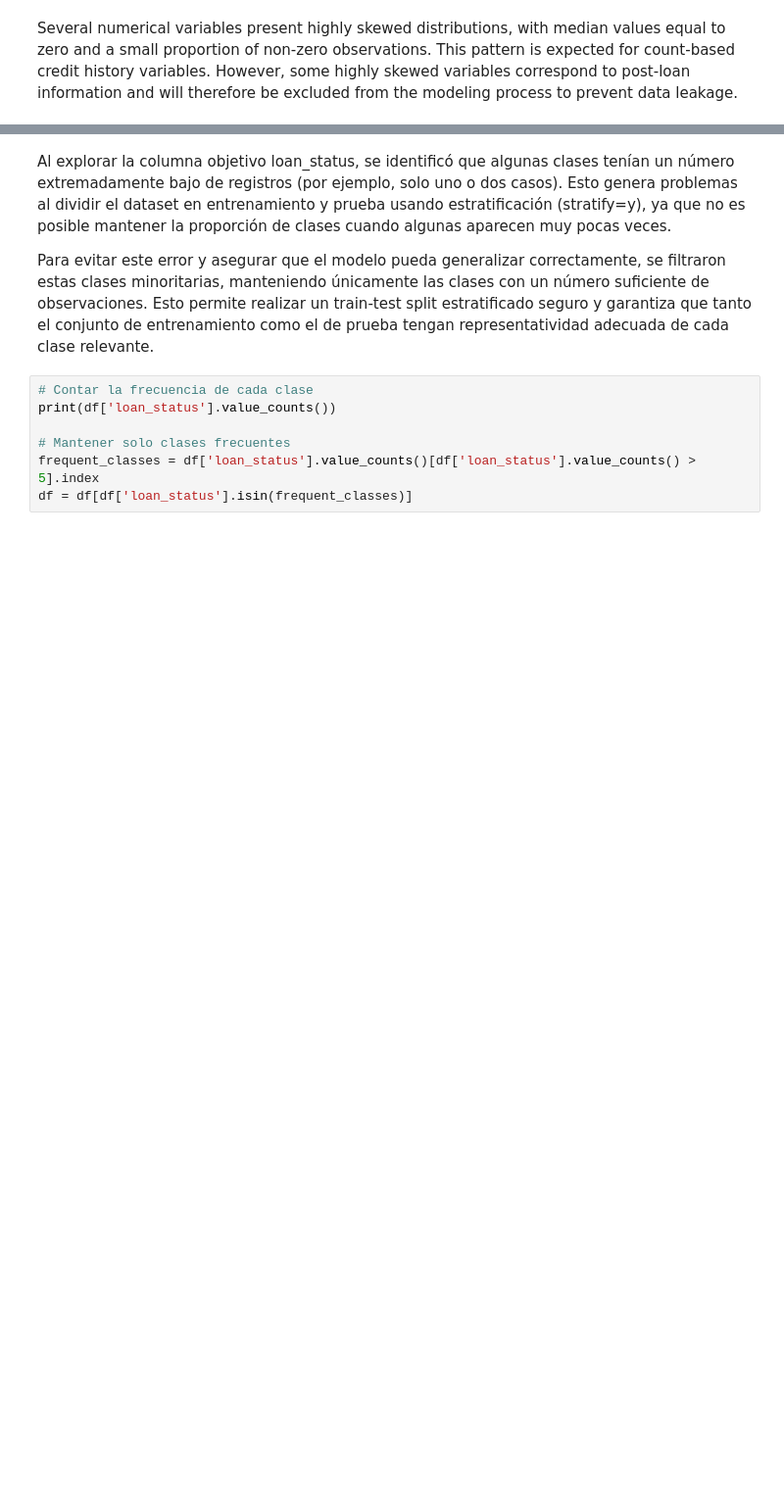
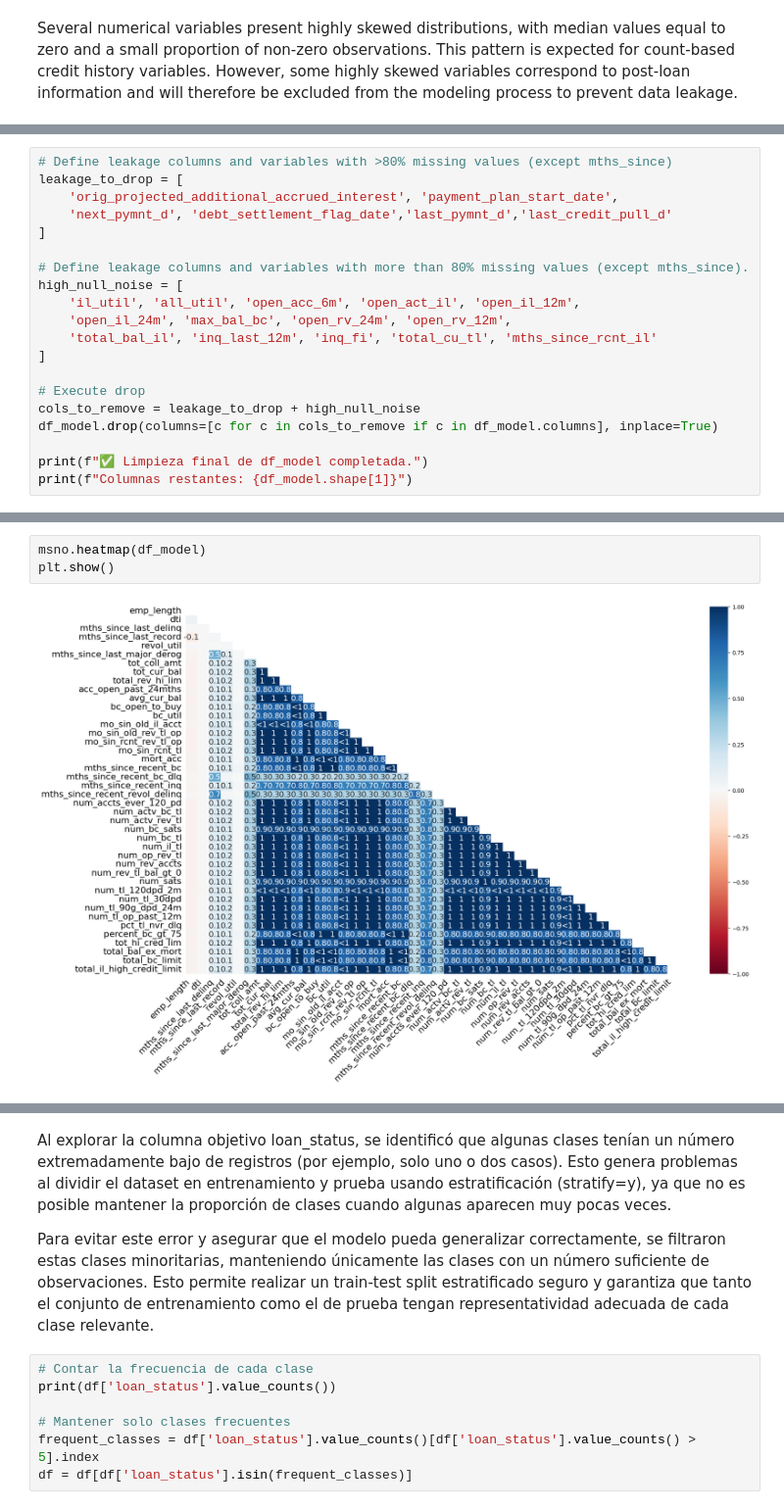
Before and after one commit to 4GeeksAcademy/final_project_creditscoring, a Jupyter notebook: notebooks/EDA.ipynb, the cells around one changed output, grey strips where cells are left out. Shown at 98% size. Saved outputs shown, nothing was run; the diff lists cells and outputs as text; blank space fills up the shorter version.

```diff
--- a/notebooks/EDA.ipynb
+++ b/notebooks/EDA.ipynb
@@ -805,0 +861,20 @@ df = df.drop(columns=cols_to_drop)
+# %%
+# Define leakage columns and variables with >80% missing values (except mths_since)
+leakage_to_drop = [
+    'orig_projected_additional_accrued_interest', 'payment_plan_start_date',
+    'next_pymnt_d', 'debt_settlement_flag_date','last_pymnt_d','last_credit_pull_d'
+]
+
+# Define leakage columns and variables with more than 80% missing values (except mths_since).
+high_null_noise = [
+    'il_util', 'all_util', 'open_acc_6m', 'open_act_il', 'open_il_12m',
+    'open_il_24m', 'max_bal_bc', 'open_rv_24m', 'open_rv_12m',
+    'total_bal_il', 'inq_last_12m', 'inq_fi', 'total_cu_tl', 'mths_since_rcnt_il'
+]
+
+# Execute drop
+cols_to_remove = leakage_to_drop + high_null_noise
+df_model.drop(columns=[c for c in cols_to_remove if c in df_model.columns], inplace=True)
+
+print(f"✅ Limpieza final de df_model completada.")
+print(f"Columnas restantes: {df_model.shape[1]}")
@@ -805,0 +907,5 @@ df = df.drop(columns=cols_to_drop)
+# %%
+msno.heatmap(df_model)
+plt.show()
+# %% [output]
+[figure, added]
```
Also changed, not shown: parts of 78 cells of this notebook.
